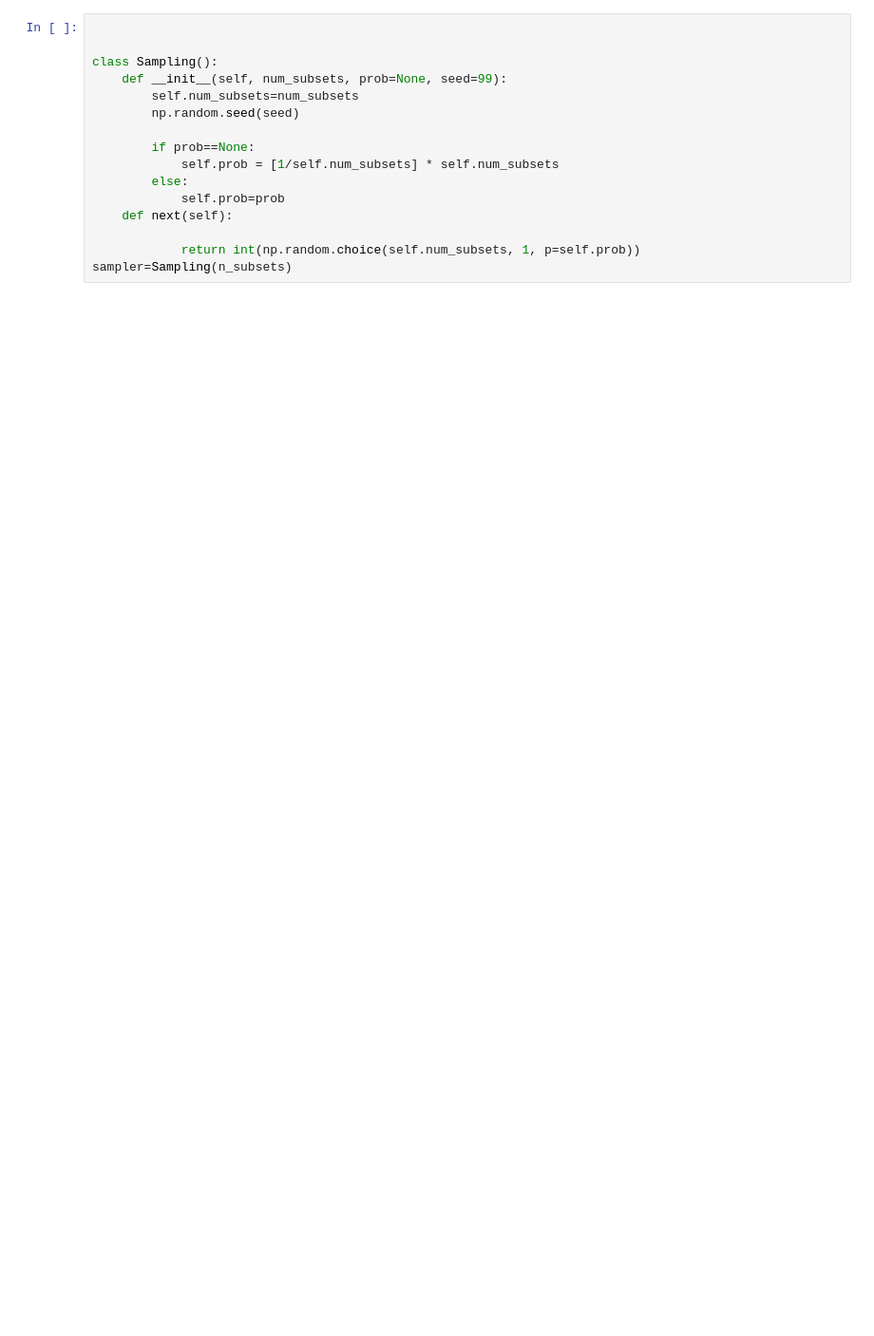
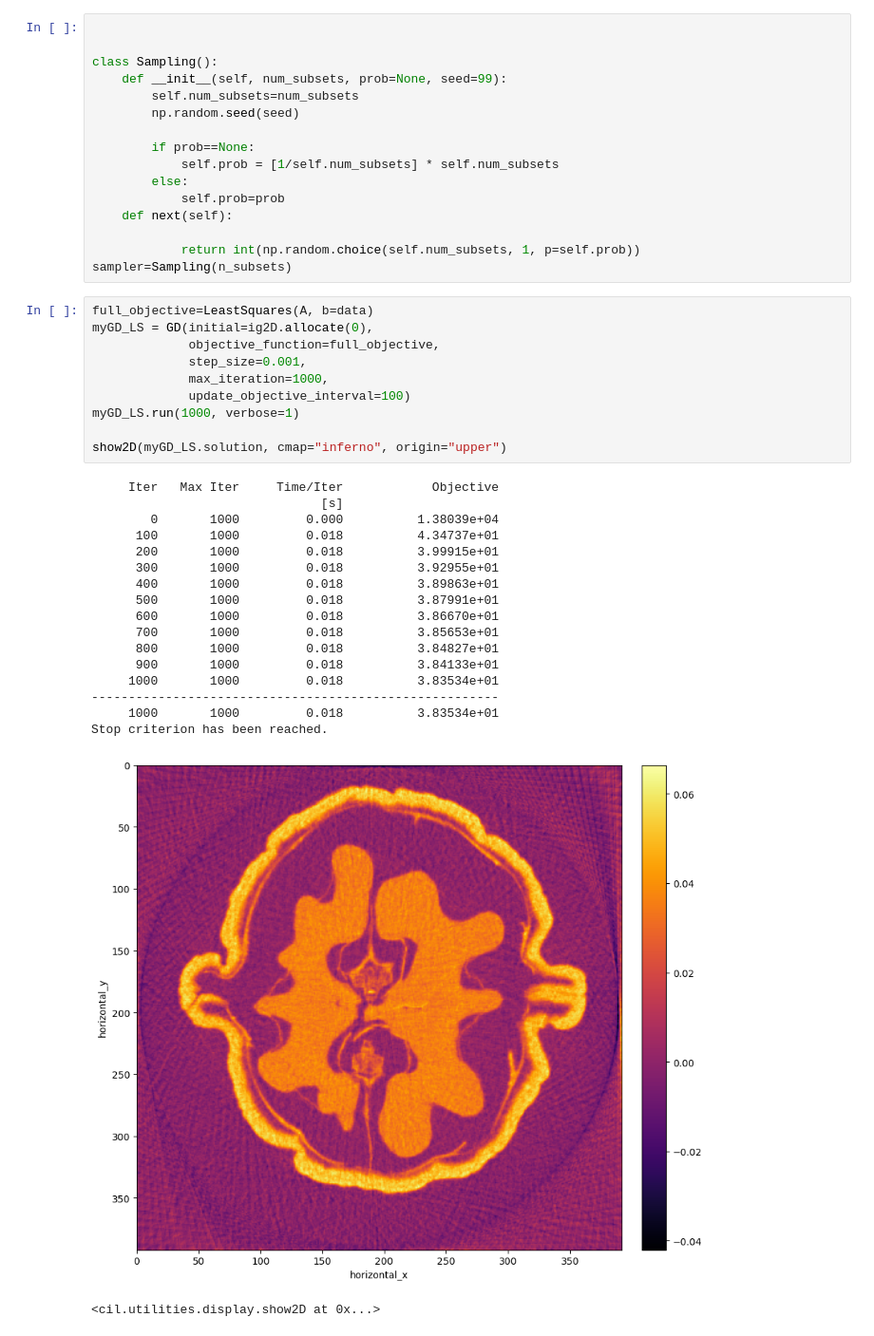
Before and after one commit to MargaretDuff/cil_test_notebooks, a Jupyter notebook: stochastic_gradients/test_SGD.ipynb, the cells around one changed output. Shown at 95% size. Drawn from its saved outputs; the diff is of its cells as text; blank space fills up the shorter version.

```diff
--- a/stochastic_gradients/test_SGD.ipynb
+++ b/stochastic_gradients/test_SGD.ipynb
@@ -131,6 +131,35 @@ class Sampling():
 
             return int(np.random.choice(self.num_subsets, 1, p=self.prob))
 sampler=Sampling(n_subsets)
+# %%
+full_objective=LeastSquares(A, b=data)
+myGD_LS = GD(initial=ig2D.allocate(0),
+             objective_function=full_objective,
+             step_size=0.001,
+             max_iteration=1000,
+             update_objective_interval=100)
+myGD_LS.run(1000, verbose=1)
+
+show2D(myGD_LS.solution, cmap="inferno", origin="upper")
+# %% [output]
+     Iter   Max Iter     Time/Iter            Objective
+                               [s]
+        0       1000         0.000          1.38039e+04
+      100       1000         0.018          4.34737e+01
+      200       1000         0.018          3.99915e+01
+      300       1000         0.018          3.92955e+01
+      400       1000         0.018          3.89863e+01
+      500       1000         0.018          3.87991e+01
+      600       1000         0.018          3.86670e+01
+      700       1000         0.018          3.85653e+01
+      800       1000         0.018          3.84827e+01
+      900       1000         0.018          3.84133e+01
+     1000       1000         0.018          3.83534e+01
+-------------------------------------------------------
+     1000       1000         0.018          3.83534e+01
+Stop criterion has been reached.
+[figure, added]
+<cil.utilities.display.show2D at 0x...>
 # %%
 stochastic_objective=SGFunction(f_subsets,sampler)
 mySGD_LS = GD(initial=ig2D.allocate(0),
```
Also changed, not shown: parts of 9 cells of this notebook.
